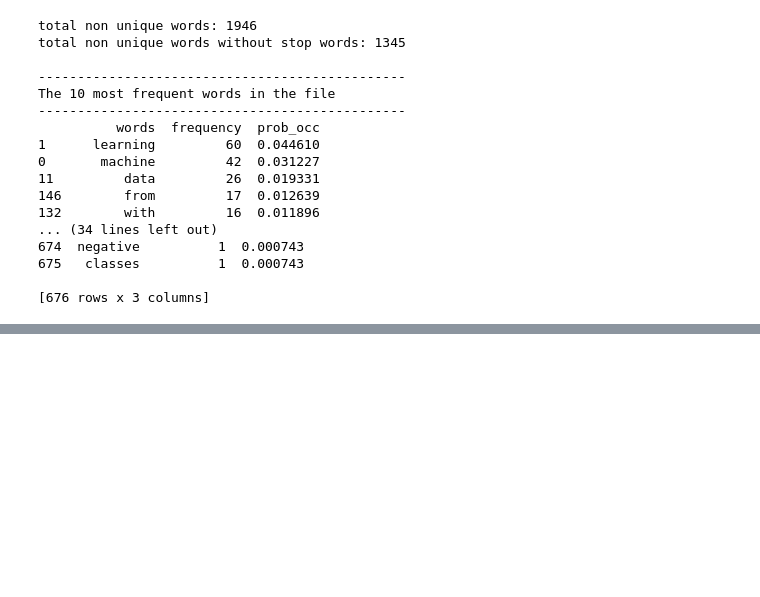
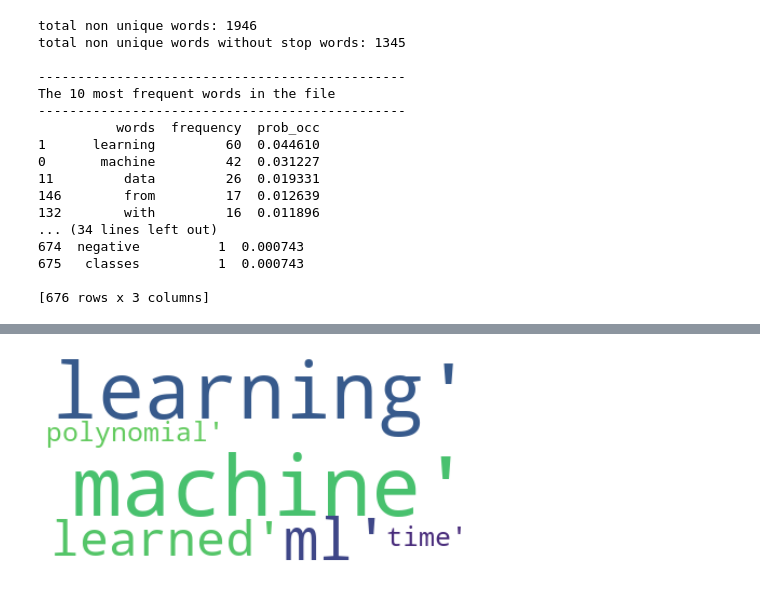
Before and after one commit to sidbardoloye/DSC404F, a Jupyter notebook: CapstoneProj_SidharthaSarat.ipynb, the cells around one changed output, grey strips where cells are left out. Saved outputs shown, nothing was run; the diff lists cells and outputs as text; code cells hidden in the pictures; blank space fills up the shorter version.

```diff
--- a/CapstoneProj_SidharthaSarat.ipynb
+++ b/CapstoneProj_SidharthaSarat.ipynb
@@ -137,0 +134,12 @@ plt.show()
+# %%
+# Word Cloud for the most frequent words
+text= np.array_str(cleanWordList_NoStpWrds)
+wordcloud = WordCloud(collocations = False, background_color = 'white').generate(text)
+# Display the generated Word Cloud
+
+plt.imshow(wordcloud, interpolation='bilinear')
+plt.axis("off")
+plt.tight_layout(pad = 0)
+plt.show()
+# %% [output]
+[figure, added]
```
Also changed, not shown: parts of 1 cell of this notebook.
